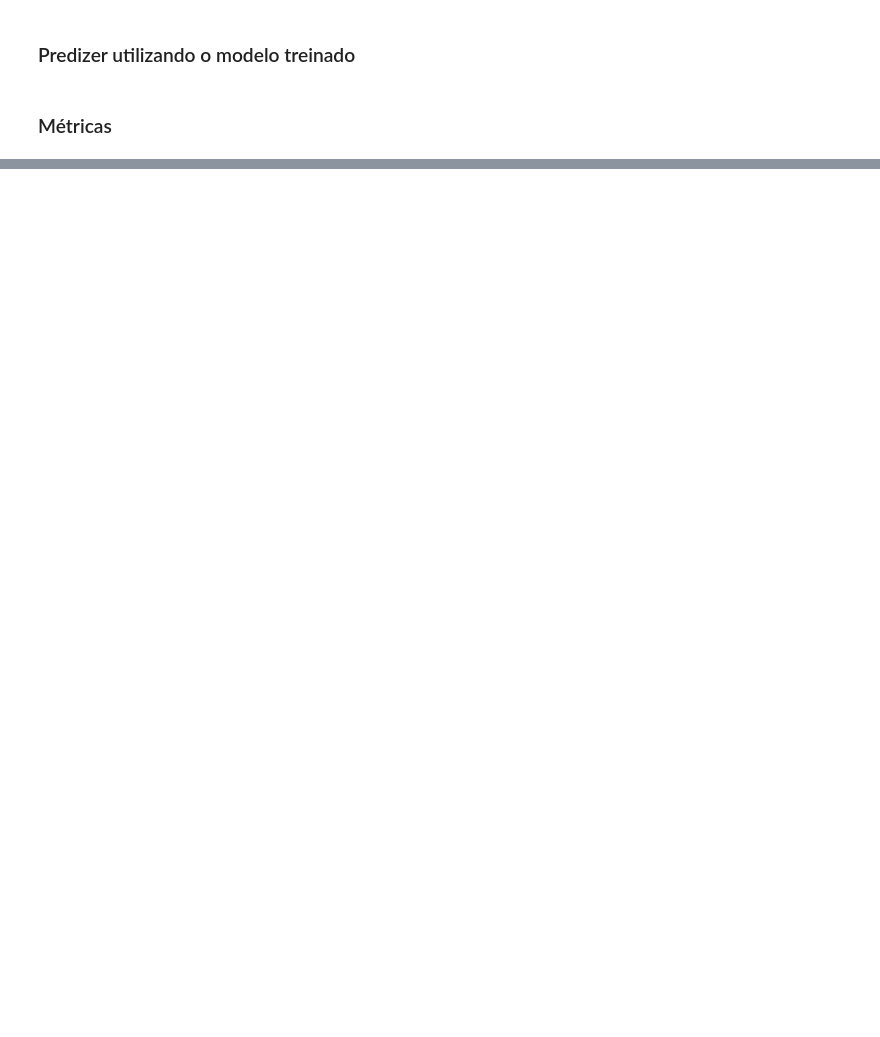
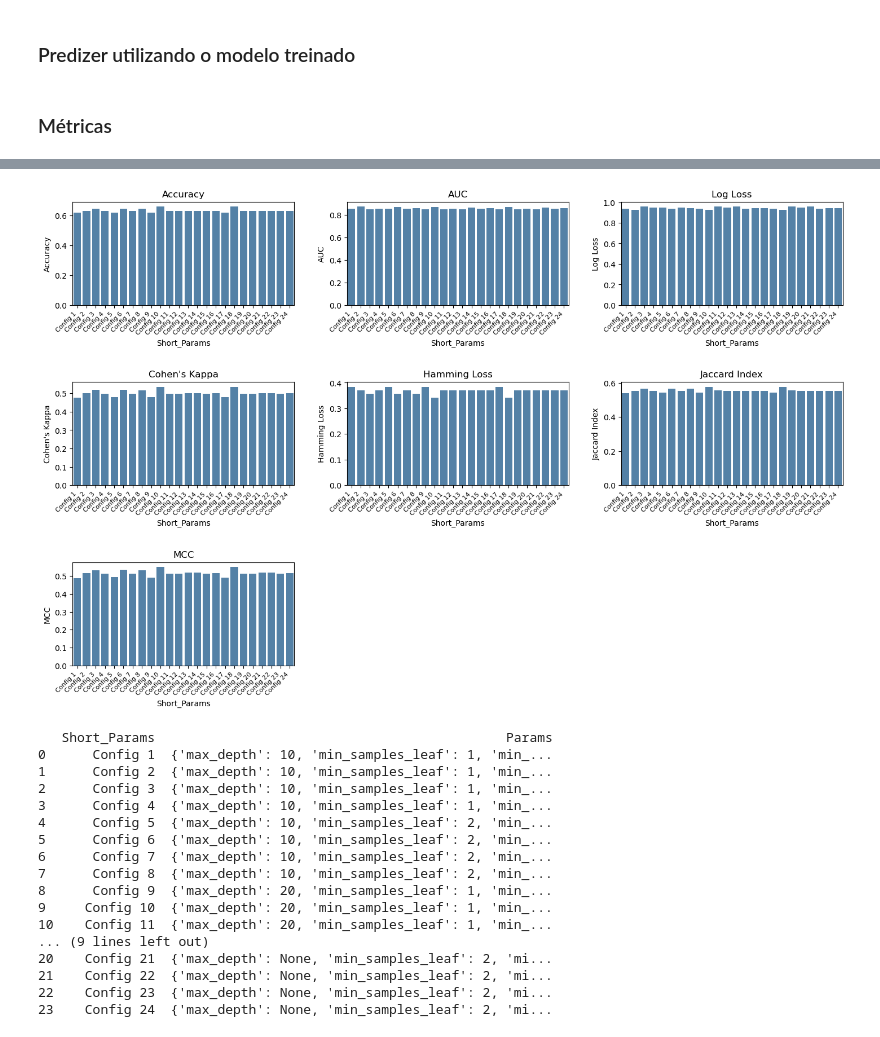
Before and after one commit to lnncrs/HealthImagingTrials, a Jupyter notebook: notebooks/RandomForest.ipynb, the cells around one changed output, grey strips where cells are left out. Drawn from its saved outputs; the diff is of its cells as text; code cells hidden in the pictures; blank space fills up the shorter version.

```diff
--- a/notebooks/RandomForest.ipynb
+++ b/notebooks/RandomForest.ipynb
@@ -176,0 +147,23 @@ Matthews Correlation Coefficient: 0.5596258957385221
+# %%
+# Parâmetros para testar
+param_grid = {
+    'n_estimators': [100, 200],
+    'max_depth': [10, 20, None],
+    'min_samples_split': [2, 5],
+    'min_samples_leaf': [1, 2]
+}
+grid = ParameterGrid(param_grid)
+# %%
+results = []
+
+for params in grid:
+    print(f"Testando parâmetros: {params}")
+    model = RandomForestClassifier(**params, random_state=random_seed)
+    model.fit(X_train, y_train)
+
+    y_pred = model.predict(X_test)
+    y_pred_proba = model.predict_proba(X_test)
+
+    metrics = evaluate_model(y_test, y_pred, y_pred_proba)
+    metrics['Params'] = str(params)
+    results.append(metrics)
@@ -176,0 +188,37 @@ Matthews Correlation Coefficient: 0.5596258957385221
+# %%
+results_df = pd.DataFrame(results)
+
+metrics = ['Accuracy', 'AUC', 'Log Loss', 'Cohen\'s Kappa', 'Hamming Loss', 'Jaccard Index', 'MCC']
+
+# Labels para as configurações de parâmetros para o gráfico
+results_df['Short_Params'] = [f'Config {i+1}' for i in range(len(results_df))]
+
+plt.figure(figsize=(15, 10))
+for i, metric in enumerate(metrics, 1):
+    plt.subplot(3, 3, i)
+    sns.barplot(data=results_df, x='Short_Params', y=metric, color='steelblue')
+    plt.xticks(rotation=45, ha="right", fontsize=8)
+    plt.title(metric)
+    plt.tight_layout(pad=3.0)
+
+plt.show()
+print(results_df[['Short_Params', 'Params']])
+# %% [output]
+[figure, added]
+   Short_Params                                             Params
+0      Config 1  {'max_depth': 10, 'min_samples_leaf': 1, 'min_...
+1      Config 2  {'max_depth': 10, 'min_samples_leaf': 1, 'min_...
+2      Config 3  {'max_depth': 10, 'min_samples_leaf': 1, 'min_...
+3      Config 4  {'max_depth': 10, 'min_samples_leaf': 1, 'min_...
+4      Config 5  {'max_depth': 10, 'min_samples_leaf': 2, 'min_...
+5      Config 6  {'max_depth': 10, 'min_samples_leaf': 2, 'min_...
+6      Config 7  {'max_depth': 10, 'min_samples_leaf': 2, 'min_...
+7      Config 8  {'max_depth': 10, 'min_samples_leaf': 2, 'min_...
+8      Config 9  {'max_depth': 20, 'min_samples_leaf': 1, 'min_...
+9     Config 10  {'max_depth': 20, 'min_samples_leaf': 1, 'min_...
+10    Config 11  {'max_depth': 20, 'min_samples_leaf': 1, 'min_...
+... (9 lines left out)
+20    Config 21  {'max_depth': None, 'min_samples_leaf': 2, 'mi...
+21    Config 22  {'max_depth': None, 'min_samples_leaf': 2, 'mi...
+22    Config 23  {'max_depth': None, 'min_samples_leaf': 2, 'mi...
+23    Config 24  {'max_depth': None, 'min_samples_leaf': 2, 'mi...
```
Also changed, not shown: parts of 20 cells of this notebook.
